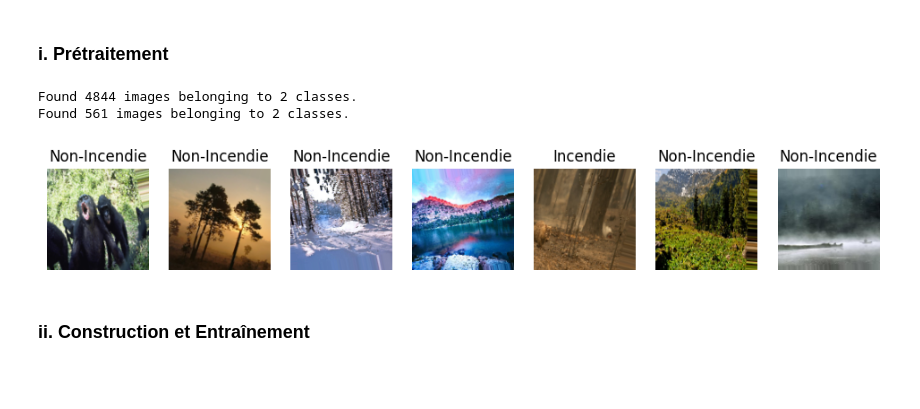
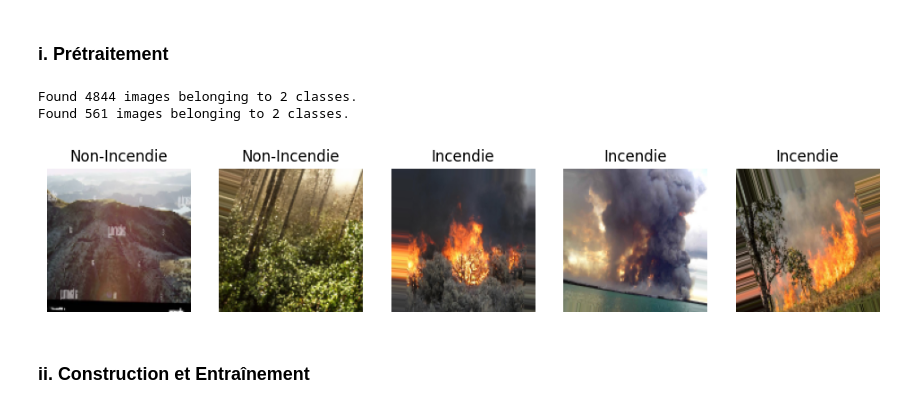
Before and after one commit to Bouedo/projet_SVM_CNN, a Jupyter notebook: script.ipynb, the cells around one changed output. Saved outputs shown, nothing was run; the diff lists cells and outputs as text; code cells hidden in the pictures; blank space fills up the shorter version.

```diff
--- a/script.ipynb
+++ b/script.ipynb
@@ -222,36 +224,36 @@ train_datagen = ImageDataGenerator(
 
 # Création du générateur pour l'ensemble d'entraînement
 train_generator = train_datagen.flow_from_directory(
     'train/',
     target_size=(128, 128),  # Redimensionne les images à 128x128 pixels
     batch_size=32,  # Taille de lot pour l'entraînement
     class_mode='binary'  # Mode binaire pour la classification (2 classes)
 )
 
 # Configuration du générateur de données de validation (sans augmentation)
 validation_datagen = ImageDataGenerator(rescale=1./255)
 validation_generator = validation_datagen.flow_from_directory(
     'validation/',
     target_size=(128, 128),  # Redimensionne les images à 128x128 pixels
     batch_size=32,  # Taille de lot pour la validation
     class_mode='binary'  # Mode binaire pour la classification
 )
 
 # Chargement d'un lot d'images et de labels de l'ensemble d'entraînement
 images, labels = next(train_generator)
 
 # Affichage des 7 premières images avec leurs étiquettes
 plt.figure(figsize=(12, 6))
-for i in range(7):
-    plt.subplot(1, 7, i+1)
+for i in range(5):
+    plt.subplot(1, 5, i+1)
     plt.imshow(images[i])
     plt.title('Non-Incendie' if labels[i] else 'Incendie')
     plt.axis('off')
 plt.show()
 # %% [output]
 Found 4844 images belonging to 2 classes.
 Found 561 images belonging to 2 classes.
-[figure, old version]
+[figure, new version]
 # %% [markdown]
 ### ii. Construction et Entraînement
 # %%
```
Also changed, not shown: parts of 10 cells of this notebook, 1 other file.
